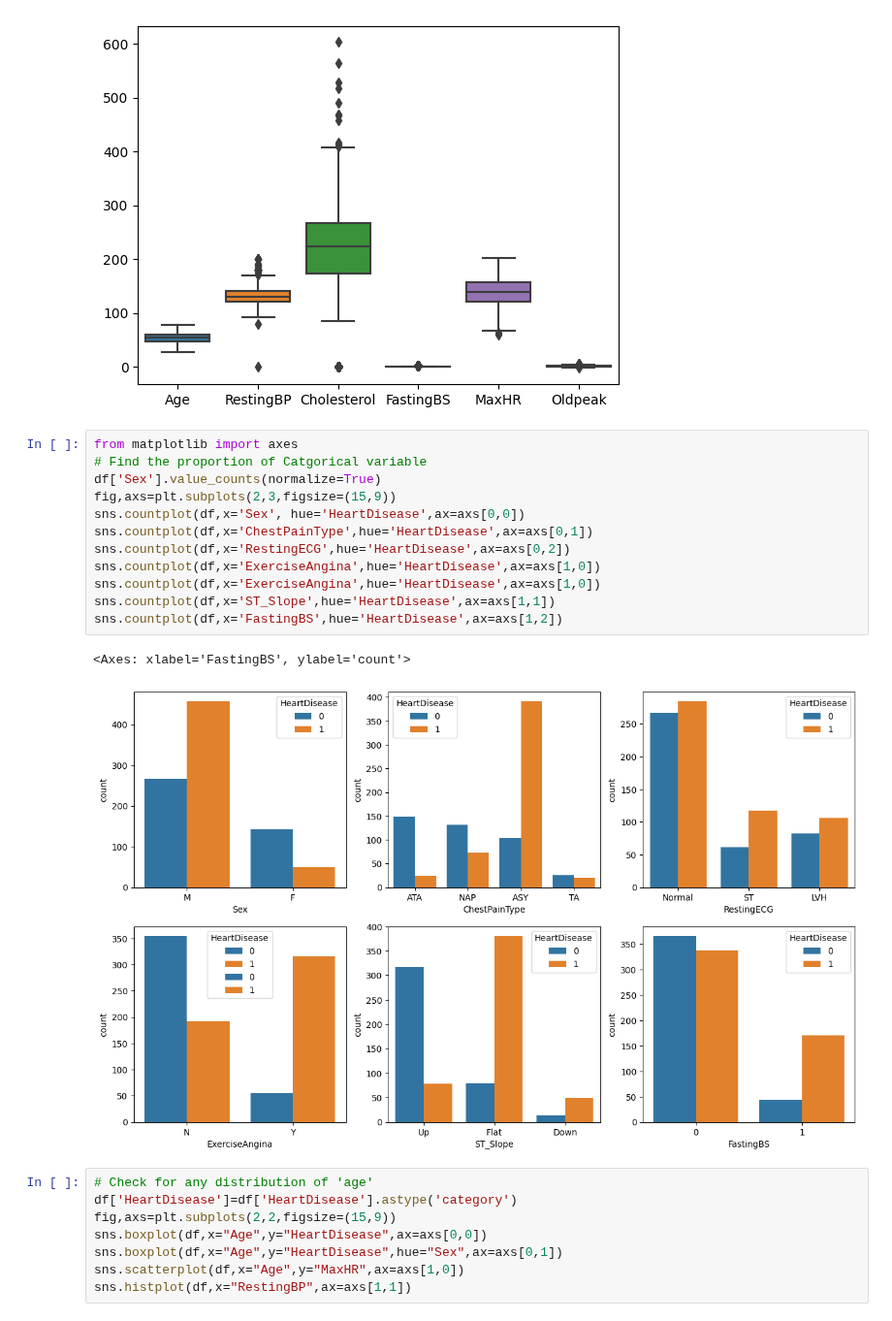
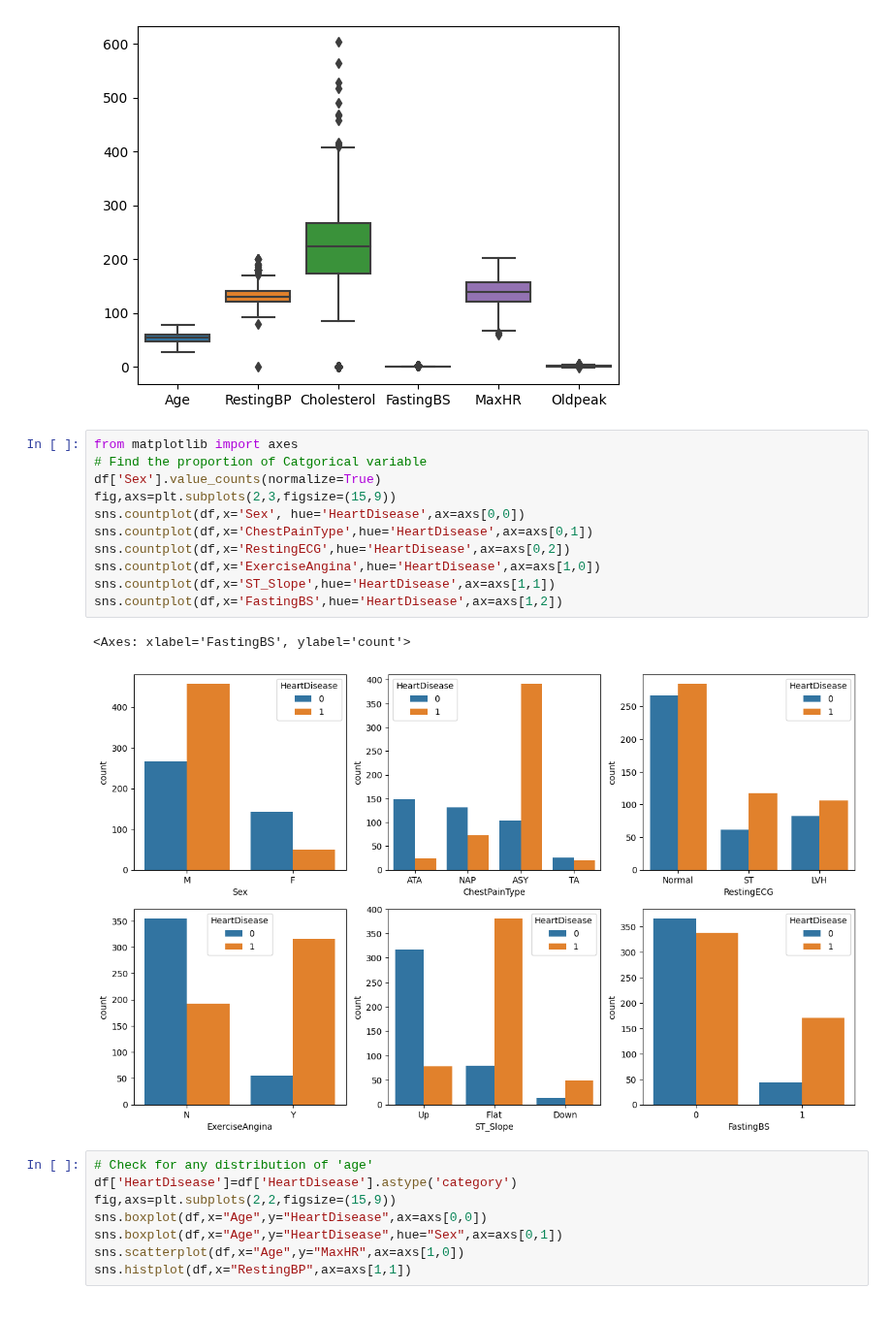
Before and after one commit to faiyaz106/Data-Science-Projects, a Jupyter notebook: heart_disease_analysis_and_prediction.ipynb, the cells around one changed output. Shown at 97% size. Cells and saved outputs as stored; diff of their text form.

```diff
--- a/heart_disease_analysis_and_prediction.ipynb
+++ b/heart_disease_analysis_and_prediction.ipynb
@@ -119,18 +119,17 @@ sns.boxplot(df)
 # %%
 from matplotlib import axes
 # Find the proportion of Catgorical variable
 df['Sex'].value_counts(normalize=True)
 fig,axs=plt.subplots(2,3,figsize=(15,9))
 sns.countplot(df,x='Sex', hue='HeartDisease',ax=axs[0,0])
 sns.countplot(df,x='ChestPainType',hue='HeartDisease',ax=axs[0,1])
 sns.countplot(df,x='RestingECG',hue='HeartDisease',ax=axs[0,2])
 sns.countplot(df,x='ExerciseAngina',hue='HeartDisease',ax=axs[1,0])
-sns.countplot(df,x='ExerciseAngina',hue='HeartDisease',ax=axs[1,0])
 sns.countplot(df,x='ST_Slope',hue='HeartDisease',ax=axs[1,1])
 sns.countplot(df,x='FastingBS',hue='HeartDisease',ax=axs[1,2])
 # %% [output]
 <Axes: xlabel='FastingBS', ylabel='count'>
-[figure, old version]
+[figure, new version]
 # %%
 # Check for any distribution of 'age'
 df['HeartDisease']=df['HeartDisease'].astype('category')
```
